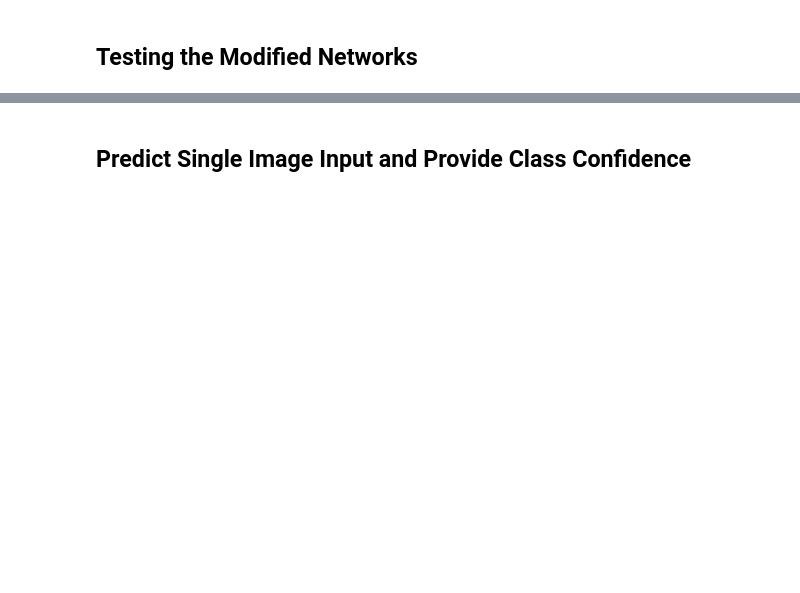
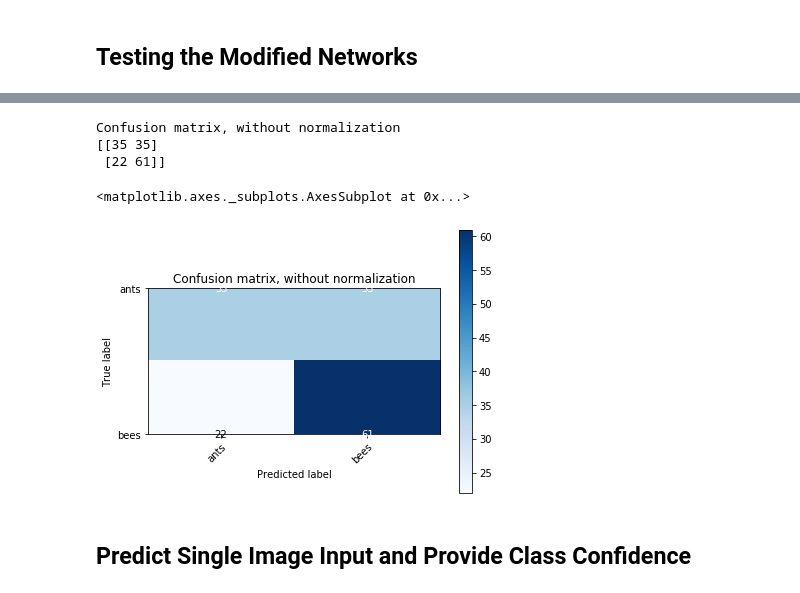
Before and after one commit to bpwilke/CapstoneA_NLP_TransferLearning, a Jupyter notebook: First Transfer Learning Example.ipynb, the cells around one changed output, grey strips where cells are left out. Saved outputs shown, nothing was run; the diff lists cells and outputs as text; code cells hidden in the pictures; blank space fills up the shorter version.

```diff
--- a/First Transfer Learning Example.ipynb
+++ b/First Transfer Learning Example.ipynb
@@ -488,2 +600,11 @@ visualize_model(model_freeze_arch)
+# %%
+# this is rendering poorly because we only have 2 claases, once we have more it'll be fine.
+plot_confusion_matrix(holding[0], holding[1], classes=class_names, title='Confusion matrix, without normalization')
+# %% [output]
+Confusion matrix, without normalization
+[[35 35]
+ [22 61]]
+<matplotlib.axes._subplots.AxesSubplot at 0x...>
+[figure, added]
 # %% [markdown]
 ## Predict Single Image Input and Provide Class Confidence
```
Also changed, not shown: parts of 25 cells of this notebook, 1 other file.
